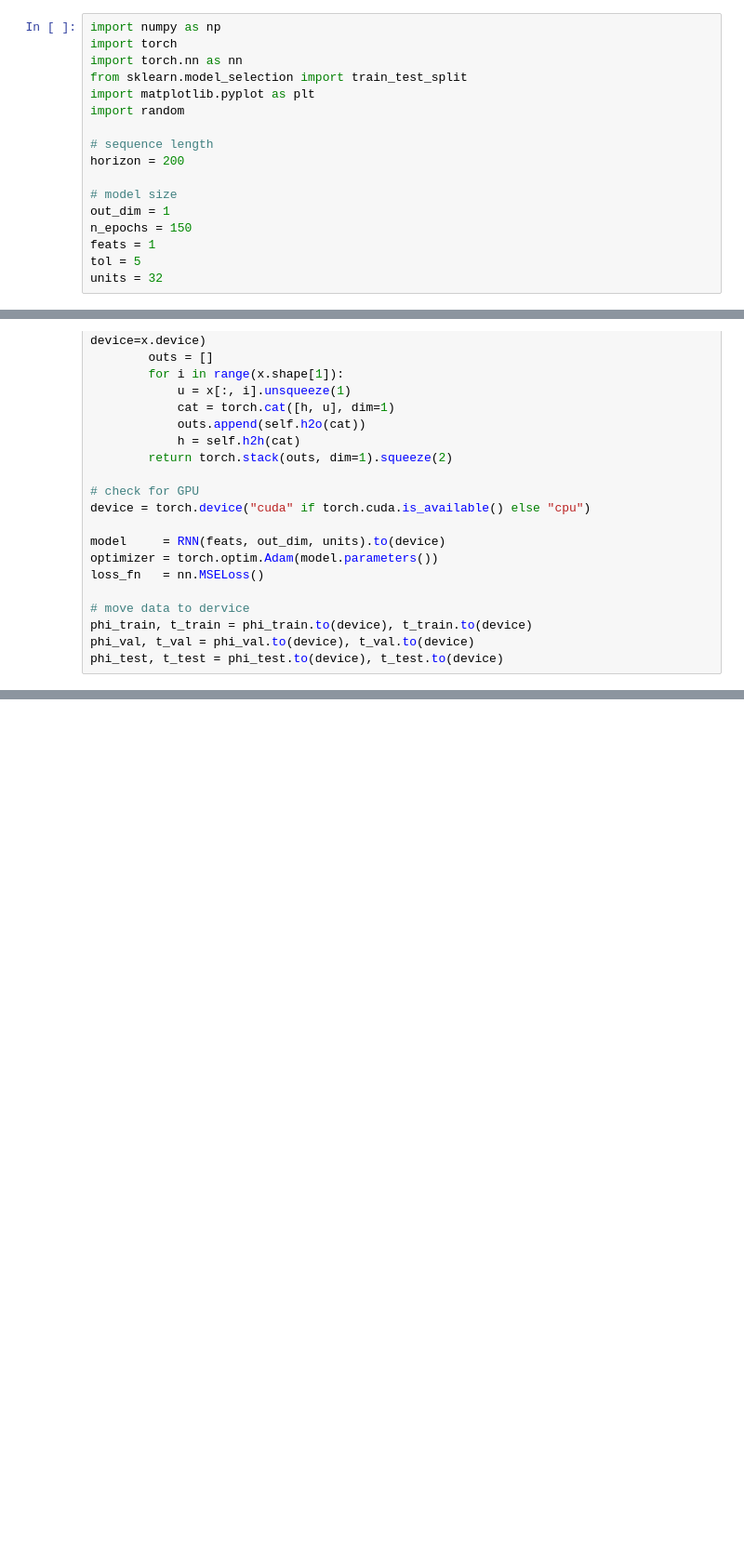
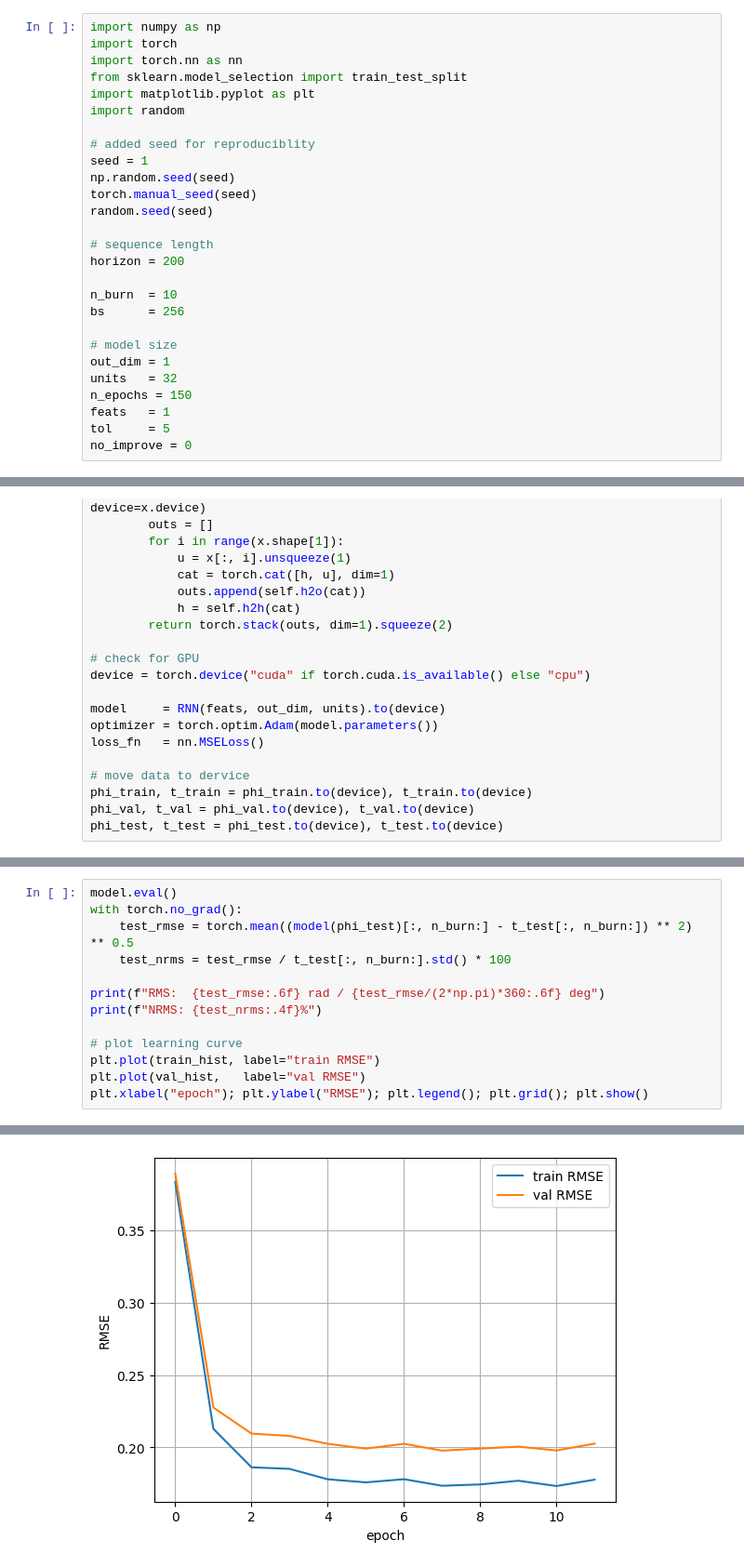
Before and after one commit to Martijn-vd-s/gym-unbalanced-disk-5SC28-group-24, a Jupyter notebook: src/RNN.ipynb, the cells around one changed output, grey strips where cells are left out. Shown at 93% size. Cells and saved outputs as stored; diff of their text form; blank space fills up the shorter version.

```diff
--- a/src/RNN.ipynb
+++ b/src/RNN.ipynb
@@ -8,15 +8,25 @@ from sklearn.model_selection import train_test_split
 import matplotlib.pyplot as plt
 import random
 
+# added seed for reproduciblity
+seed = 1
+np.random.seed(seed)
+torch.manual_seed(seed)
+random.seed(seed)
+
 # sequence length
 horizon = 200
 
+n_burn  = 10
+bs      = 256
+
 # model size
 out_dim = 1
+units   = 32
 n_epochs = 150
-feats = 1
-tol = 5
-units = 32
+feats   = 1
+tol     = 5
+no_improve = 0
 # %% [markdown]
 ### load data
 # %%
@@ -106,0 +181,14 @@ phi_test, t_test = phi_test.to(device), t_test.to(device)
+# %%
+model.eval()
+with torch.no_grad():
+    test_rmse = torch.mean((model(phi_test)[:, n_burn:] - t_test[:, n_burn:]) ** 2) ** 0.5
+    test_nrms = test_rmse / t_test[:, n_burn:].std() * 100
+
+print(f"RMS:  {test_rmse:.6f} rad / {test_rmse/(2*np.pi)*360:.6f} deg")
+print(f"NRMS: {test_nrms:.4f}%")
+
+# plot learning curve
+plt.plot(train_hist, label="train RMSE")
+plt.plot(val_hist,   label="val RMSE")
+plt.xlabel("epoch"); plt.ylabel("RMSE"); plt.legend(); plt.grid(); plt.show()
+# %% [output]
@@ -106,0 +197 @@ phi_test, t_test = phi_test.to(device), t_test.to(device)
+[figure, added]
```
Also changed, not shown: parts of 8 cells of this notebook.
